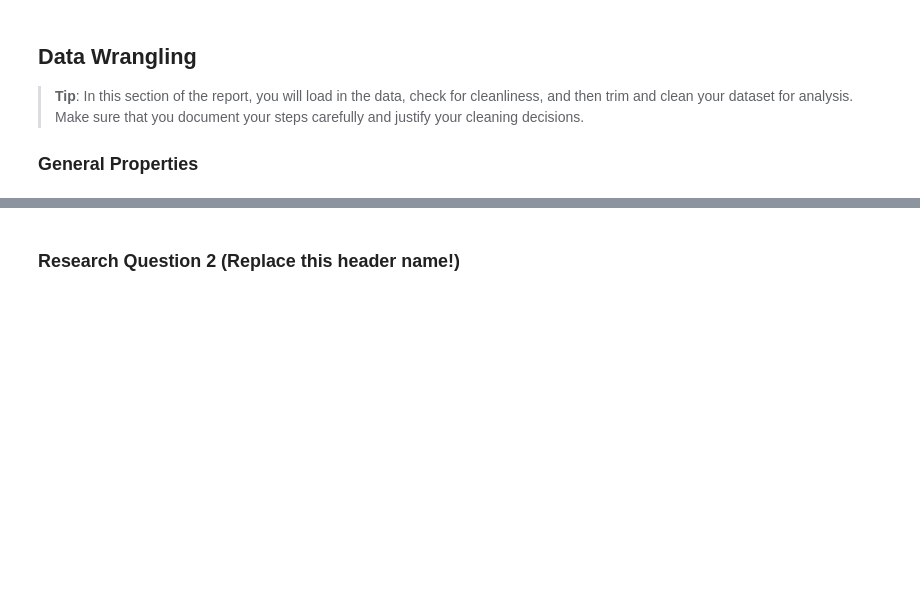
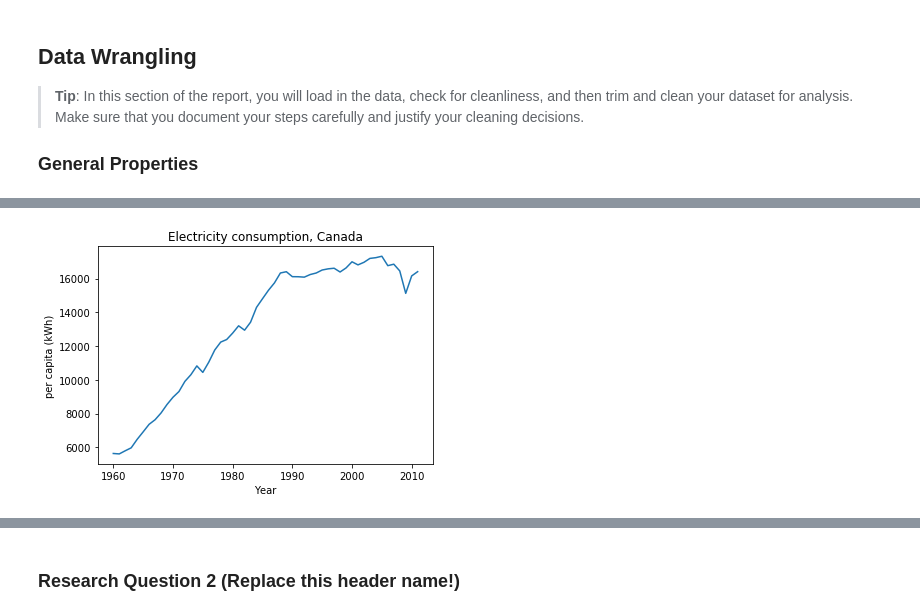
Before and after one commit to szimmers/udacity-dand-term1, a Jupyter notebook: dataset_investigation/report_canada_youth_suicide.ipynb, the cells around one changed output, grey strips where cells are left out. Cells and saved outputs as stored; diff of their text form; code cells hidden in the pictures; blank space fills up the shorter version.

```diff
--- a/dataset_investigation/report_canada_youth_suicide.ipynb
+++ b/dataset_investigation/report_canada_youth_suicide.ipynb
@@ -69,0 +271,10 @@ import matplotlib.pyplot as plt
+# %%
+plt.plot(df_elec_can['year'], df_elec_can['electricity'])
+
+plt.title('Electricity consumption, Canada')
+plt.xlabel('Year')
+plt.ylabel('per capita (kWh)')
+
+plt.show()
+# %% [output]
+[figure, added]
```
Also changed, not shown: parts of 40 cells of this notebook.
